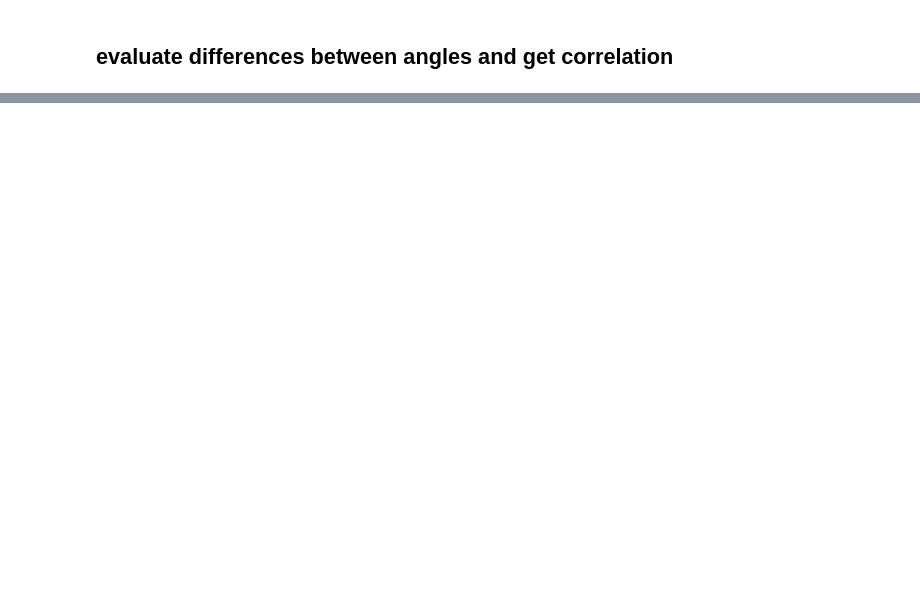
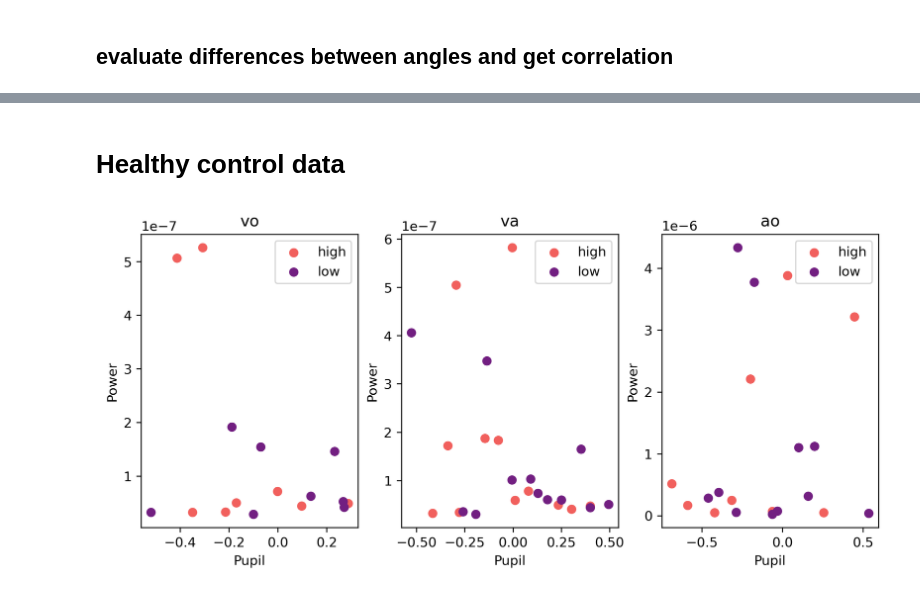
Before and after one commit to JuliusWelzel/tremor_feedback_jw, a Jupyter notebook: scripts/ana03_cor_trmr_ppl.ipynb, the cells around one changed output, grey strips where cells are left out. Drawn from its saved outputs; the diff is of its cells as text; code cells hidden in the pictures; blank space fills up the shorter version.

```diff
--- a/scripts/ana03_cor_trmr_ppl.ipynb
+++ b/scripts/ana03_cor_trmr_ppl.ipynb
@@ -102,0 +106,29 @@ sns.relplot(
+# %% [markdown]
+# Healthy control data
+# %%
+fdb_type = ['vo','va','ao']
+fig, axs = plt.subplots(1,3, figsize = [10,4])
+
+for i,t in enumerate(fdb_type):
+    pup_c_low = clean_eye_hc["Pupil size"][np.logical_and(clean_eye_hc["Feedback type"] == t, clean_eye_hc["Feedback angle"] == 'low')]
+    pup_c_high = clean_eye_hc["Pupil size"][np.logical_and(clean_eye_hc["Feedback type"] == t, clean_eye_hc["Feedback angle"] == 'high')]
+
+    pow_c_low = clean_eye_hc["Power [4-12]"][np.logical_and(clean_eye_hc["Feedback type"] == t, clean_eye_hc["Feedback angle"] == 'low')]
+    pow_c_high = clean_eye_hc["Power [4-12]"][np.logical_and(clean_eye_hc["Feedback type"] == t, clean_eye_hc["Feedback angle"] == 'high')]
+
+    r_low, p_low = nan_pearsonr(pup_c_low, pow_c_low)
+    r_high, p_high = nan_pearsonr(pup_c_high, pow_c_high)
+
+    if p_high < 0.05 or p_low < 0.05:
+        print(f"For {t} the correlation for low was r={r_low:.2f}, p={p_low:.2f}")
+        print(f"For {t} the correlation for high was r={r_high:.2f}, p={p_high:.2f}")
+
+    axs[i].scatter(pup_c_high,pow_c_high, label = 'high', color = cc_high)
+    axs[i].scatter(pup_c_low,pow_c_low, label = 'low', color = cc_low)
+    axs[i].legend()
+
+    axs[i].set_title(t)
+    axs[i].set_ylabel("Power")
+    axs[i].set_xlabel("Pupil")
+# %% [output]
+[figure, added]
```
Also changed, not shown: parts of 12 cells of this notebook, 1 other file.
